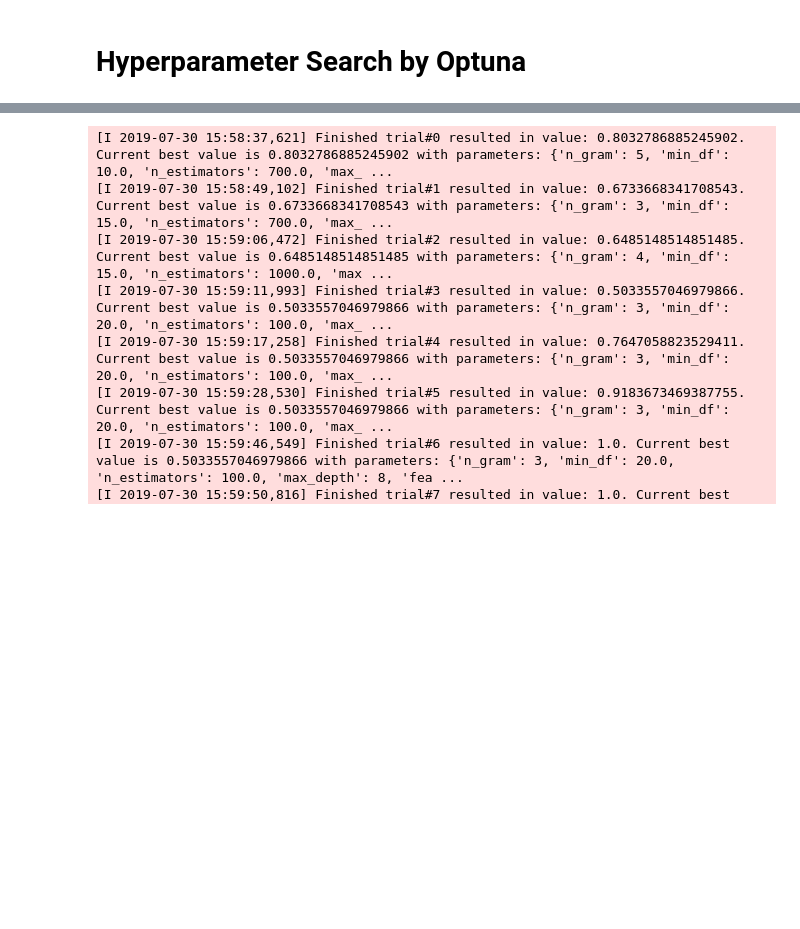
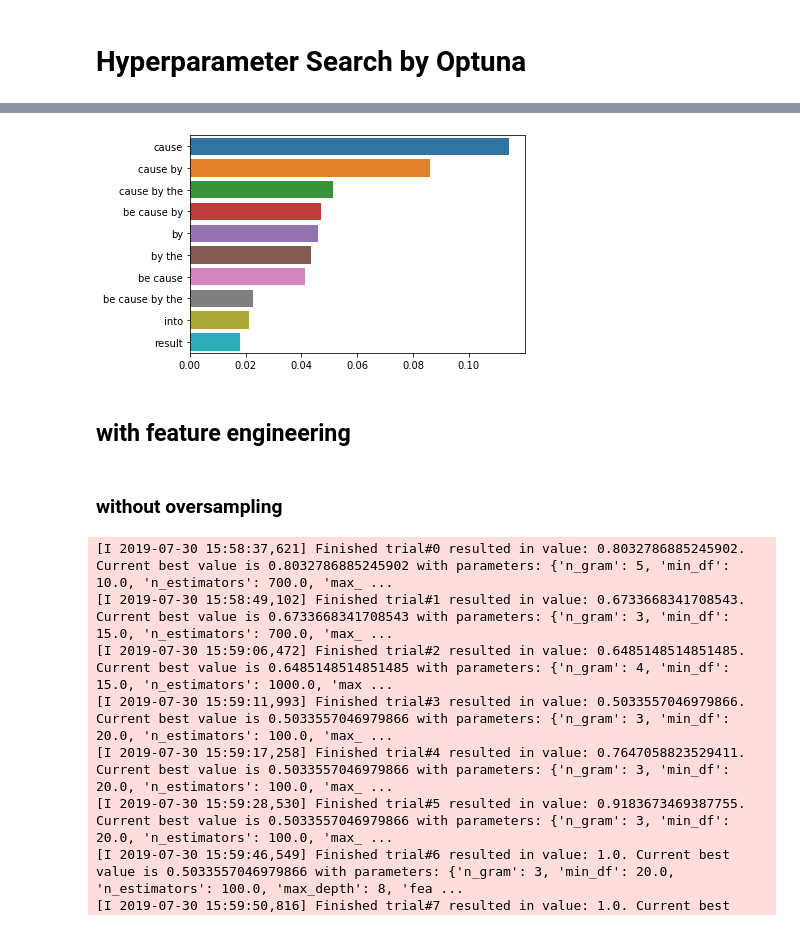
Before and after one commit to YUTA-NIKI/cdec2019, a Jupyter notebook: semeval/randomforest.ipynb, the cells around one changed output, grey strips where cells are left out. Cells and saved outputs as stored; diff of their text form; code cells hidden in the pictures; blank space fills up the shorter version.

```diff
--- a/semeval/randomforest.ipynb
+++ b/semeval/randomforest.ipynb
@@ -335,3 +580,15 @@ create_model_pred(train_df, test_df, n_gram=3, min_df=10, n_estimators=100, max_
+# %%
+fi_df = pd.DataFrame(rf_model.feature_importances_, index=feature_names).sort_values(0, ascending=False)
+
+plt.figure()
+sns.barplot(x=fi_df.head(10)[0].values,y=fi_df.head(10).index.values, data=fi_df.head(10))
+plt.show()
+# %% [output]
+[figure, added]
+# %% [markdown]
+## with feature engineering
+# %% [markdown]
+### without oversampling
 # %%
 train_df = pd.read_csv('/home/b2018yniki/data/semeval2010task8/train_original.tsv', sep='\t')
 train_df = train_df.assign(causal_flag = [0 if 'Cause-Effect' in relation else 1 for relation in train_df.relation.values]).drop(['relation', 'comment'], axis=1)
```
Also changed, not shown: parts of 18 cells of this notebook, 3 other files.
